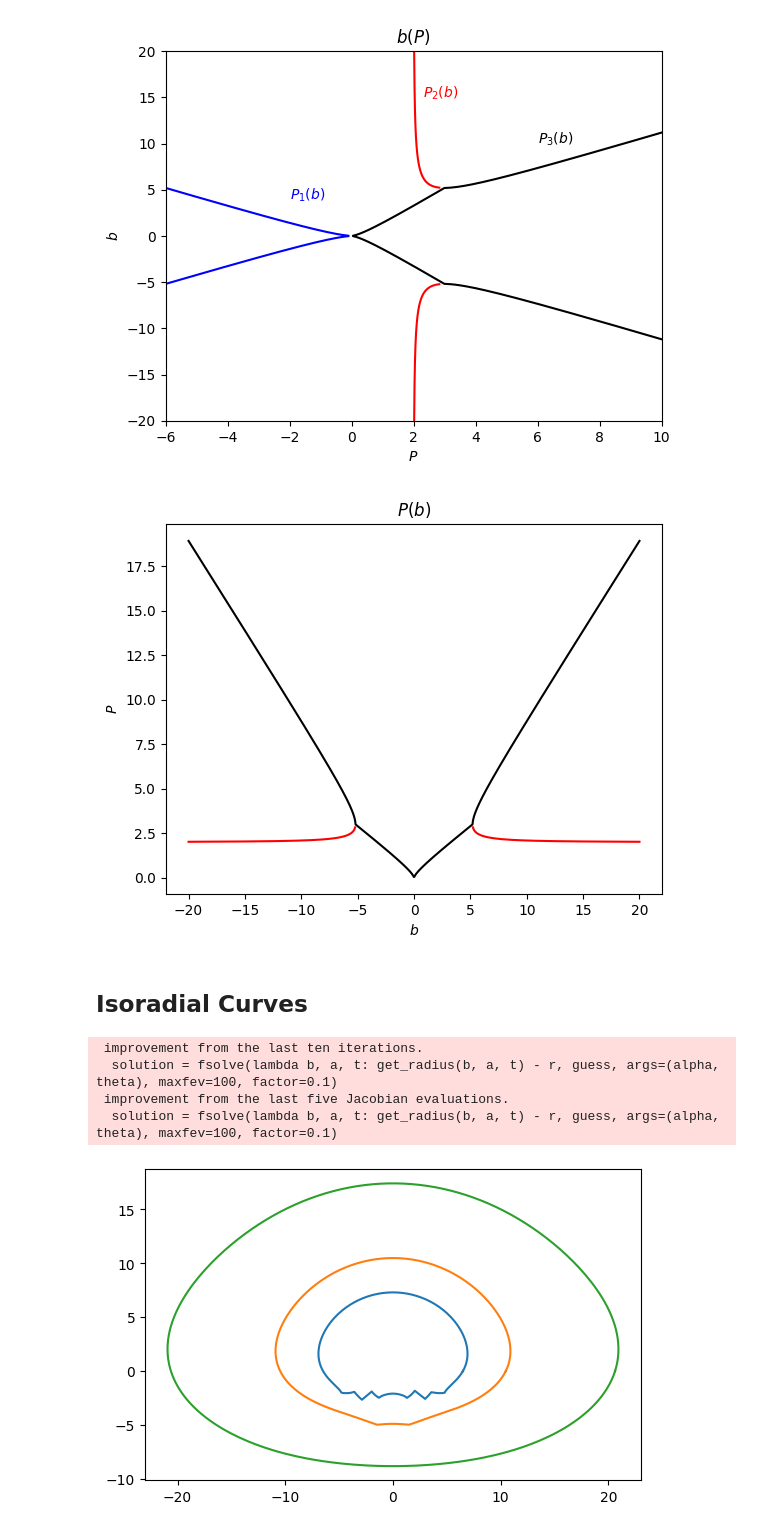
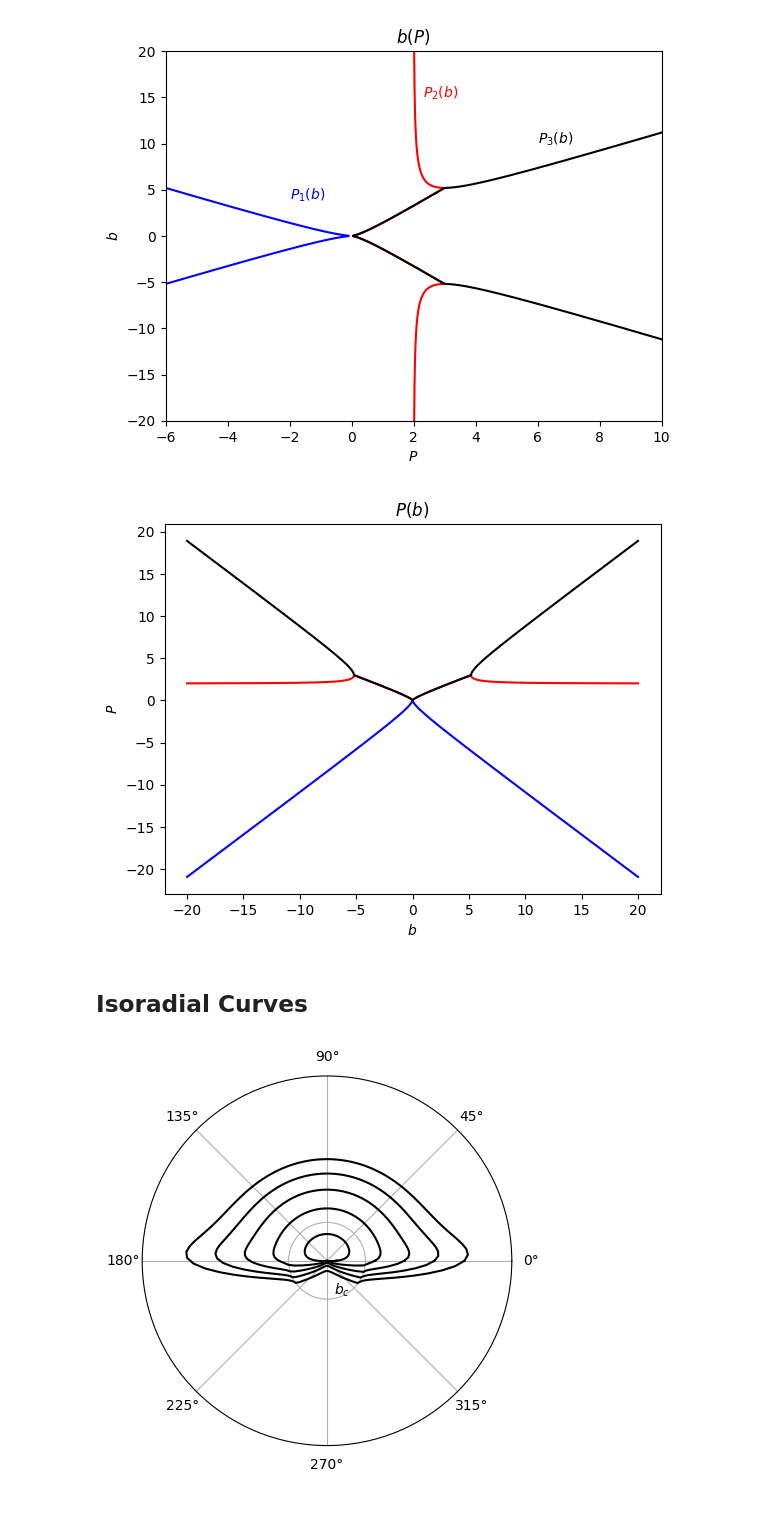
Before and after one commit to jessecrans/bh-raytracer, a Jupyter notebook: luminet-paper.ipynb, the cells around one changed output. Cells and saved outputs as stored; diff of their text form; code cells hidden in the pictures.

Commit message:
changed P3 to output complex values and plotted the isoradial curves on a polar plot

```diff
--- a/luminet-paper.ipynb
+++ b/luminet-paper.ipynb
@@ -49,7 +49,7 @@ def _radius(P, alpha, theta, debug=False):
     zeta = np.arcsin(np.emath.sqrt(sin_squared_zeta))
 
 
-    if P <= 3*M:
+    if P <= 30000*M:
         np_ellipf = np.frompyfunc(mpmath.ellipf, 2, 1)
         F = np.complex128(np_ellipf(zeta, k_squared))
 
@@ -73,7 +73,7 @@ def _radius(P, alpha, theta, debug=False):
         print(f"u: {u}")
         print(f"sn: {sn}")
 
-    radius = np.real(1 / (-term_1 + term_2 * sn**2))
+    radius = np.abs(1 / (-term_1 + term_2 * sn**2))
 
     return radius
 
@@ -159,10 +159,8 @@ def P2(b, M):
 
     # return vals
 
-    return [
-        np.nan if not np.allclose(np.imag(val), 0, 1e-60) else np.real(val)
-        for val in vals
-    ]
+    return np.real(vals)
+
 
 
 def P3(b, M):
@@ -179,7 +177,7 @@ def P3(b, M):
         / 3
     )
 
-    return np.real(vals)
+    return vals
 
     # return [
     #     np.nan if not np.allclose(np.imag(val), 0, 1e-60) else np.real(val)
@@ -223,7 +221,7 @@ plt.show()
 # %%
 # plot P(b)
 
-# plt.plot(b, P1(b,1),c='b')
+plt.plot(b, P1(b,1),c='b')
 plt.plot(b, P2(b,1),c='r')
 plt.plot(b, P3(b,1),c='k')
 
@@ -233,59 +231,55 @@ plt.ylabel(r'$P$')
 plt.title(r'$P(b)$')
 plt.show()
 # %% [output]
-[figure, old version]
+[figure, new version]
 # %% [markdown]
 ## Isoradial Curves
 # %%
 def get_radius(b, alpha, theta):
-    return _radius(P3(b, M), alpha, theta)
-    if b > 3*np.sqrt(3)*M:
+    if b > 3*np.sqrt(3):
         P = P3(b, M)
-    elif b < 3*np.sqrt(3)*M and b > 0:
-        P = P2(b, M)
     else:
-        P = P1(b, M)
-
+        P = (P3(b,M))
     return _radius(P, alpha, theta)
 
 
 def get_isoradial_curve(r, alpha, theta):
-    guess = 1e-5 if alpha > 3*np.pi/2 else r
-    solution = fsolve(lambda b, a, t: get_radius(b, a, t) - r, guess, args=(alpha, theta), maxfev=100, factor=0.1)
+    guess = r
+    solution = fsolve(lambda b, a, t: get_radius(b, a, t) - r, guess, args=(alpha, theta), maxfev=400, factor=0.1)
 
     return solution[0]
 # %%
 """
 okay dus boven een bepaalde r gaat het prima, eronder niet
 als het onder een bepaalde waarde gaat
 geeft ie iets van een error list - int not allowed
 dus ergens returned ie voor P weer een lijst ipv een getal
 idk wrm
 doei
 """
 
 # b = get_isoradial_curve(10, 0, 10)
-fig, ax = plt.subplots()
+fig, ax = plt.subplots(subplot_kw={'projection':'polar'})
 ax.set_aspect('equal')
 
-alpha_array = np.linspace(0, 2*np.pi, 300)
-r_array = [6, 10, 20]
+alpha_array = np.linspace(0, 2*np.pi, 150)
+r_array = [2,6,10,14,18]
 
 for r in r_array:
     b_array = np.array([
-    get_isoradial_curve(r, alpha + np.pi/2, np.deg2rad(60)) for alpha in alpha_array
+    get_isoradial_curve(r, alpha + np.pi/2, np.deg2rad(80)) for alpha in alpha_array
     ])
 
-    x_array, y_array = b_array * np.cos(alpha_array), b_array * np.sin(alpha_array)
+    ax.set_rticks([np.sqrt(27)])
+    ax.set_yticklabels([r'$b_c$'])
+    ax.set_rlabel_position(280)
+    ax.set_rlim(0,25)
+    # x_array, y_array = b_array * np.cos(alpha_array), b_array * np.sin(alpha_array)
 
-    plt.plot(x_array, y_array)
+    plt.plot(alpha_array, b_array,c='k')
 
 
 
 plt.show()
 # %% [output]
- improvement from the last ten iterations.
-  solution = fsolve(lambda b, a, t: get_radius(b, a, t) - r, guess, args=(alpha, theta), maxfev=100, factor=0.1)
- improvement from the last five Jacobian evaluations.
-  solution = fsolve(lambda b, a, t: get_radius(b, a, t) - r, guess, args=(alpha, theta), maxfev=100, factor=0.1)
-[figure, old version]
+[figure, new version]
```
